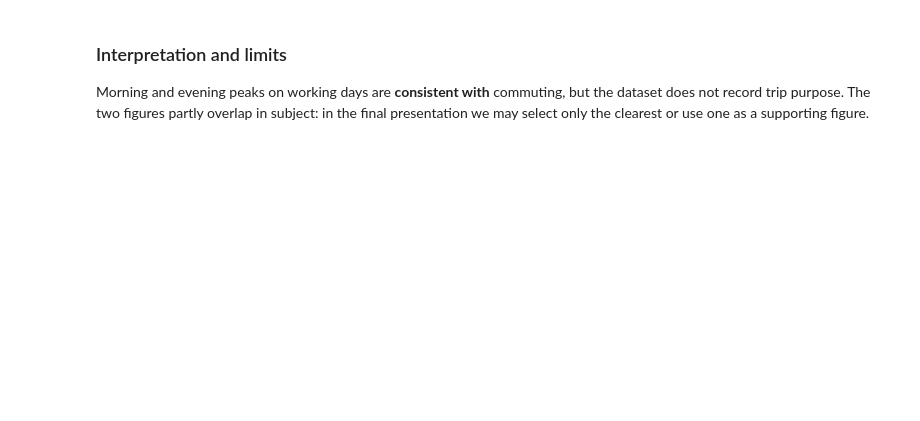
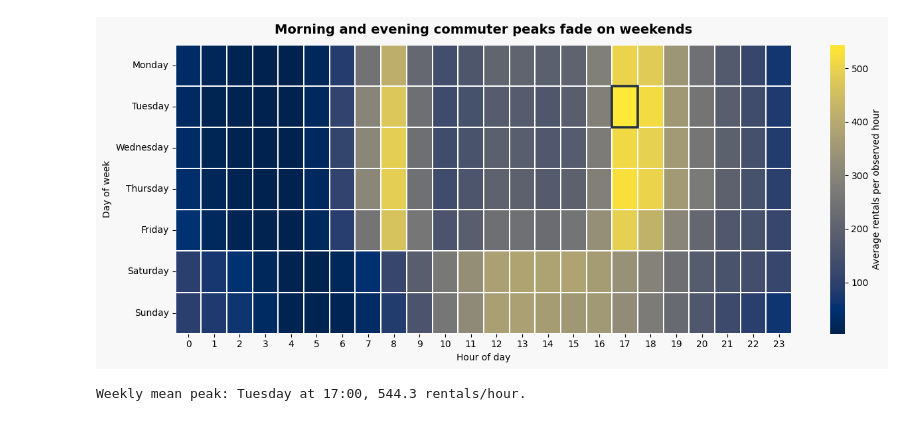
Before and after one commit to IvanDV3/SCI-VIZ-PROG, a Jupyter notebook: notebooks/02_DataAnalysis.ipynb, the cells around one changed output. Cells and saved outputs as stored; diff of their text form; code cells hidden in the pictures; blank space fills up the shorter version.

```diff
--- a/notebooks/02_DataAnalysis.ipynb
+++ b/notebooks/02_DataAnalysis.ipynb
@@ -49,26 +67,33 @@ plt.show()
 # %%
+# Definiamo l’ordine corretto dei giorni della settimana.
 days = ['Monday','Tuesday','Wednesday','Thursday','Friday','Saturday','Sunday']
+
+# Calcoliamo i noleggi medi per ciascun giorno e ora.
 weekly = (hour.groupby(['day_name','hr'])['cnt'].mean().unstack()
           .reindex(index=days, columns=range(24)))
+
+# Troviamo giorno e ora con la media più alta.
 peak_day,peak_hour = weekly.stack().idxmax()
 peak_value = weekly.stack().max()
 
+# Creiamo la heatmap con scala cromatica e legenda.
 fig,ax=plt.subplots(figsize=(13,5.4))
-sns.heatmap(weekly,cmap='YlOrRd',linewidths=.3,ax=ax,
+sns.heatmap(weekly,cmap=SEQUENTIAL_CMAP,linewidths=.3,ax=ax,
             cbar_kws={'label':'Average rentals per observed hour'})
-ax.set_title('Weekday rush hours contrast with weekend midday demand',
+ax.set_title('Morning and evening commuter peaks fade on weekends',
              fontsize=14,fontweight='bold',pad=12)
 ax.set_xlabel('Hour of day');ax.set_ylabel('Day of week')
 ax.tick_params(axis='x',rotation=0);ax.tick_params(axis='y',rotation=0)
+
+# Evidenziamo la cella con il picco massimo.
 ax.add_patch(plt.Rectangle((peak_hour,days.index(peak_day)),1,1,fill=False,
-                           edgecolor='#111111',linewidth=2.6))
-fig.text(.01,-.01,f'Highest observed day–hour mean: {peak_day} {peak_hour:02d}:00 '
-         f'({peak_value:.0f} rentals). Source: UCI / Capital Bikeshare, 2011–2012.',
-         fontsize=9,color='#555555')
+                           edgecolor=DARK,linewidth=2.6))
+
+# Salviamo la figura.
 fig.tight_layout()
 fig.savefig('../output/figures/RQ2_weekly_heatmap.png',dpi=200,bbox_inches='tight')
 plt.show()
 print(f'Weekly mean peak: {peak_day} at {peak_hour:02d}:00, {peak_value:.1f} rentals/hour.')
+# %% [output]
+[figure, added]
+Weekly mean peak: Tuesday at 17:00, 544.3 rentals/hour.
-# %% [markdown]
-### Interpretation and limits
- Morning and evening peaks on working days are **consistent with** commuting, but the dataset does not record trip purpose. The two figures partly overlap in subject: in the final presentation we may select only the clearest or use one as a supporting figure.
```
Also changed, not shown: parts of 2 cells of this notebook, 37 other files.
